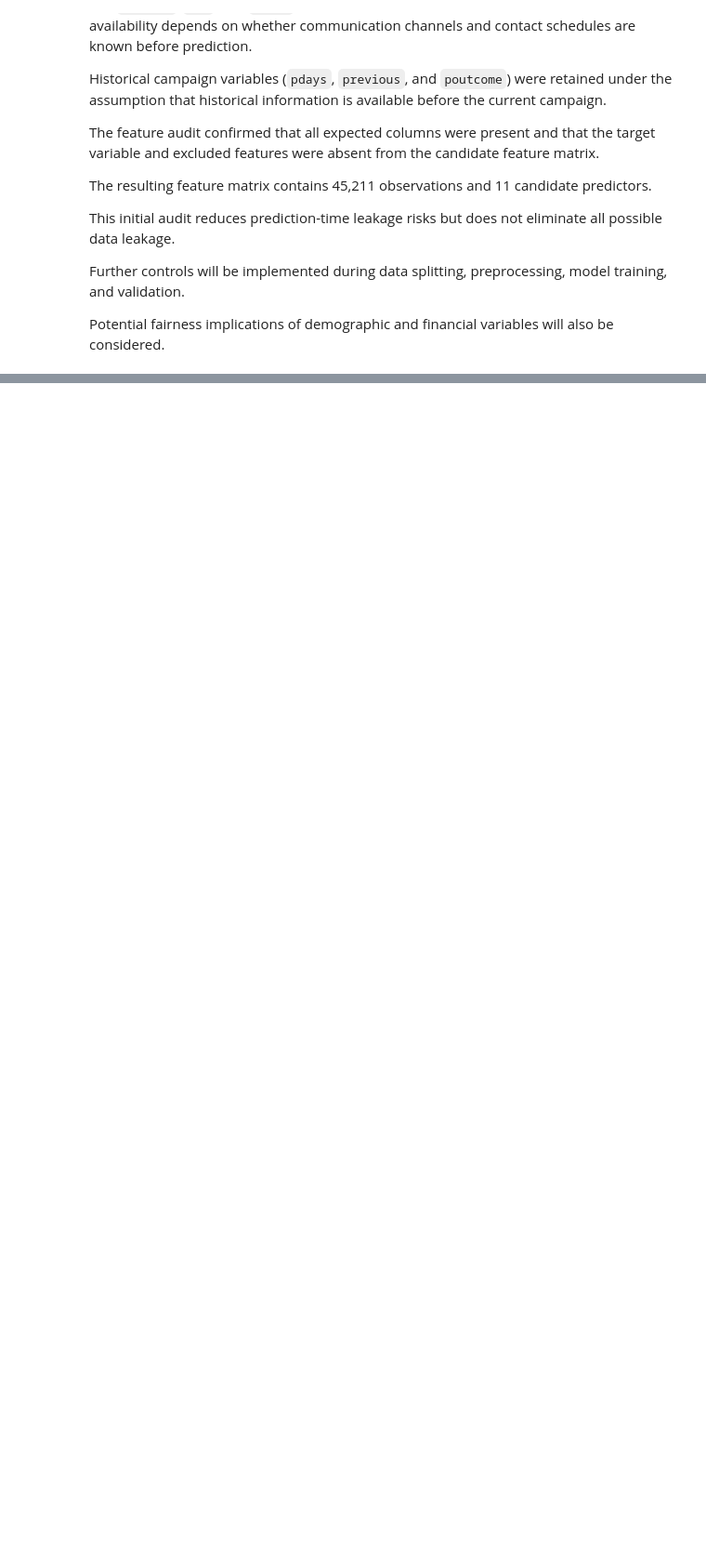
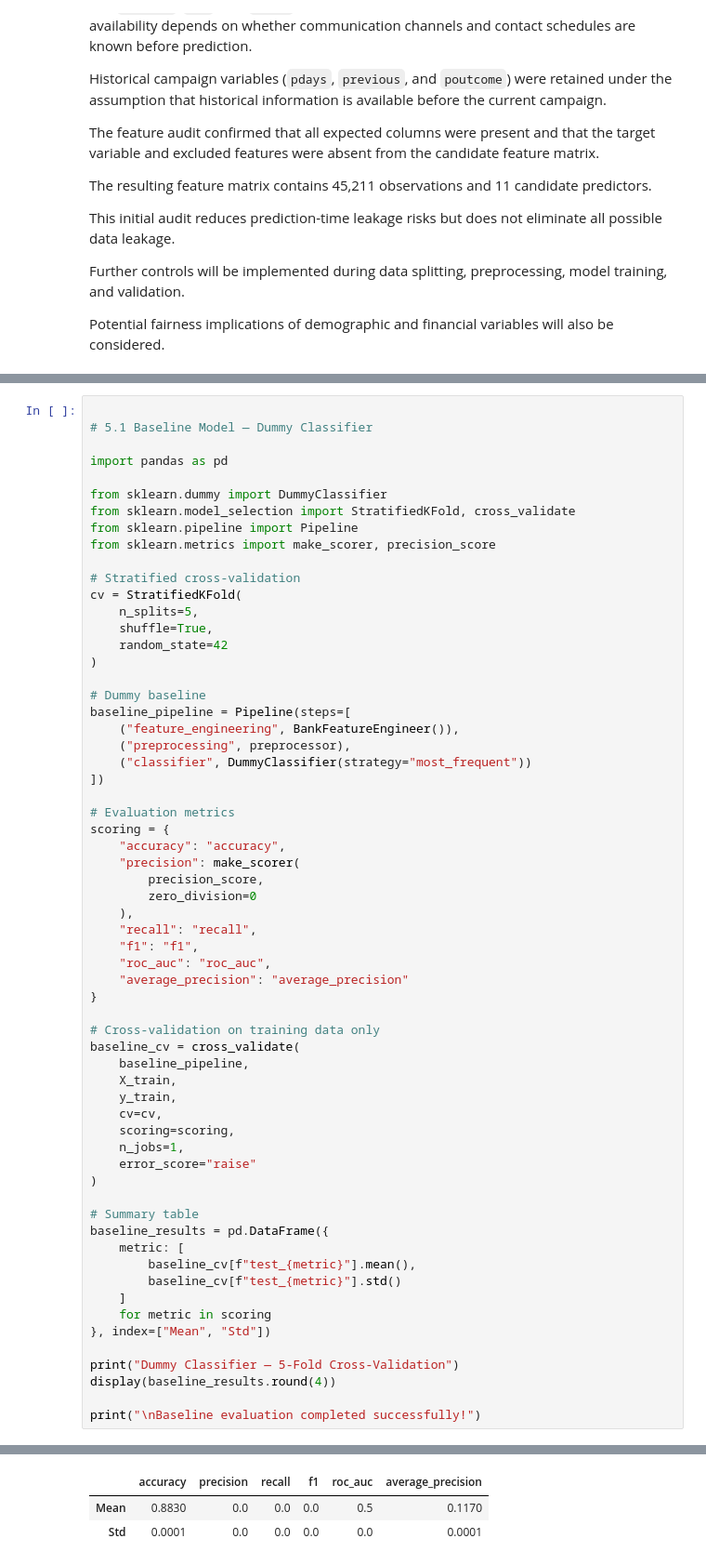
Before and after one commit to Merdgn/BankInsight-AI, a Jupyter notebook: notebooks/01_data_understanding.ipynb, the cells around one changed output, grey strips where cells are left out. Shown at 93% size. Drawn from its saved outputs; the diff is of its cells as text; blank space fills up the shorter version.

```diff
--- a/notebooks/01_data_understanding.ipynb
+++ b/notebooks/01_data_understanding.ipynb
@@ -2798,0 +3461,63 @@ financial variables will also be considered.
+# %%
+
+# 5.1 Baseline Model — Dummy Classifier
+
+import pandas as pd
+
+from sklearn.dummy import DummyClassifier
+from sklearn.model_selection import StratifiedKFold, cross_validate
+from sklearn.pipeline import Pipeline
+from sklearn.metrics import make_scorer, precision_score
+
+# Stratified cross-validation
+cv = StratifiedKFold(
+    n_splits=5,
+    shuffle=True,
+    random_state=42
+)
+
+# Dummy baseline
+baseline_pipeline = Pipeline(steps=[
+    ("feature_engineering", BankFeatureEngineer()),
+    ("preprocessing", preprocessor),
+    ("classifier", DummyClassifier(strategy="most_frequent"))
+])
+
+# Evaluation metrics
+scoring = {
+    "accuracy": "accuracy",
+    "precision": make_scorer(
+        precision_score,
+        zero_division=0
+    ),
+    "recall": "recall",
+    "f1": "f1",
+    "roc_auc": "roc_auc",
+    "average_precision": "average_precision"
+}
+
+# Cross-validation on training data only
+baseline_cv = cross_validate(
+    baseline_pipeline,
+    X_train,
+    y_train,
+    cv=cv,
+    scoring=scoring,
+    n_jobs=1,
+    error_score="raise"
+)
+
+# Summary table
+baseline_results = pd.DataFrame({
+    metric: [
+        baseline_cv[f"test_{metric}"].mean(),
+        baseline_cv[f"test_{metric}"].std()
+    ]
+    for metric in scoring
+}, index=["Mean", "Std"])
+
+print("Dummy Classifier — 5-Fold Cross-Validation")
+display(baseline_results.round(4))
+
+print("\nBaseline evaluation completed successfully!")
+# %% [output]
@@ -2798,0 +3525,3 @@ financial variables will also be considered.
+|  | accuracy | precision | recall | f1 | roc_auc | average_precision |
+| Mean | 0.8830 | 0.0 | 0.0 | 0.0 | 0.5 | 0.1170 |
+| Std | 0.0001 | 0.0 | 0.0 | 0.0 | 0.0 | 0.0001 |
```
Also changed, not shown: parts of 18 cells of this notebook.
